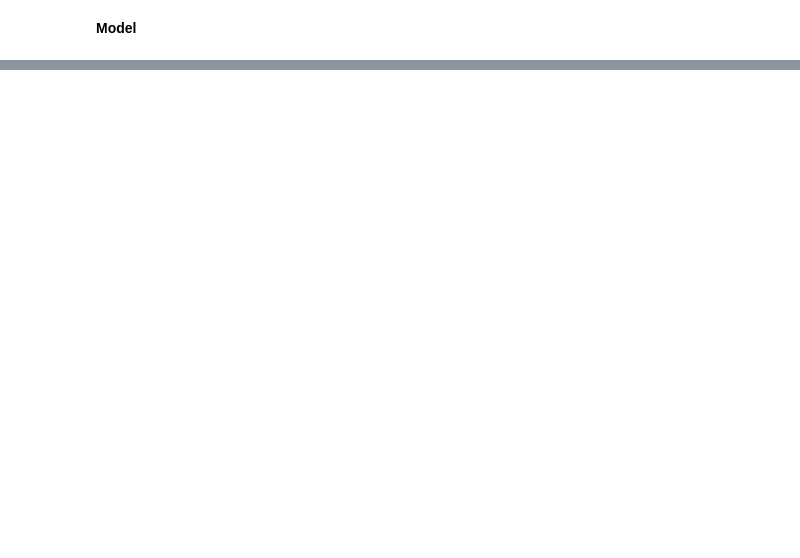
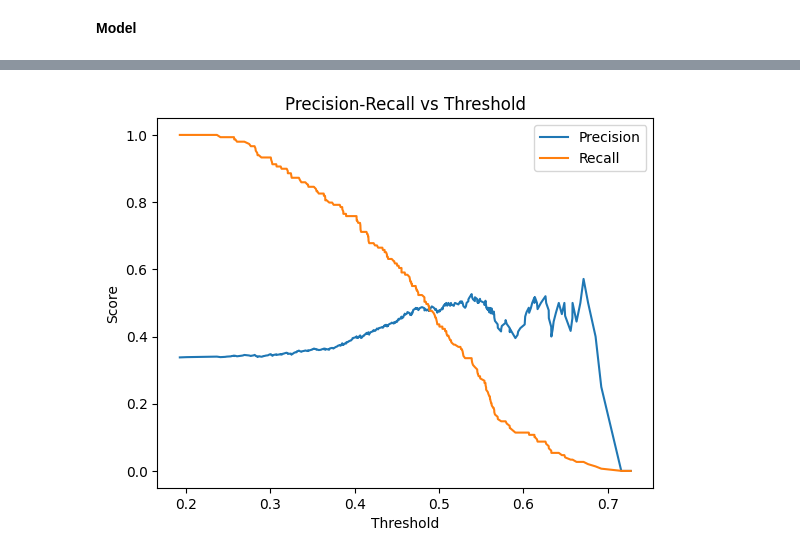
Before and after one commit to deepakbastola/malnutrition, a Jupyter notebook: Methods/raforest.ipynb, the cells around one changed output, grey strips where cells are left out. Drawn from its saved outputs; the diff is of its cells as text; code cells hidden in the pictures; blank space fills up the shorter version.

```diff
--- a/Methods/raforest.ipynb
+++ b/Methods/raforest.ipynb
@@ -27,12 +91,9 @@ X_train, X_test, y_train, y_test = train_test_split(X, y, test_size = 0.25, rand
 # %%
-# Columns to scale
-columns_to_scale = ['Child_age', 'Age_first_sex', 'BMI', 'Mother_age_current', 'Mother_age_at_first_birth']
+columns_to_scale = ['Child_age', 'BMI', 'Mother_age_current']
 scaler = StandardScaler()
 
-# Make copies of training and test sets
-X_train_scaled = X_train.copy()
-X_test_scaled = X_test.copy()
+# X_train_scaled = X_train.copy()
+# X_test_scaled = X_test.copy()
 
-# Scale only selected columns
-X_train_scaled[columns_to_scale] = scaler.fit_transform(X_train[columns_to_scale])
-X_test_scaled[columns_to_scale] = scaler.transform(X_test[columns_to_scale])
+X_train[columns_to_scale] = scaler.fit_transform(X_train[columns_to_scale])
+X_test[columns_to_scale] = scaler.transform(X_test[columns_to_scale])
@@ -82,0 +150,18 @@ weighted avg       0.61      0.60      0.60       560
+# %%
+
+rf = RandomForestClassifier(class_weight = 'balanced_subsample', max_depth =10, max_features = 'log2', min_samples_leaf = 2, min_samples_split = 5, n_estimators = 100, random_state=42)
+
+# Fit the model to the training data
+rf.fit(X_train, y_train)
+
+# Step 6: Make predictions on the testing set
+y_pred = rf.predict(X_test)
+
+# Step 7: Evaluate model performance
+accuracy = accuracy_score(y_test, y_pred)
+conf_matrix = confusion_matrix(y_test, y_pred)
+report = classification_report(y_test, y_pred)
+
+print("Accuracy:", accuracy)
+print("Confusion Matrix:\n", conf_matrix)
+print("Classification Report:\n", report)
@@ -82,0 +182,15 @@ weighted avg       0.61      0.60      0.60       560
+# %%
+from sklearn.metrics import precision_recall_curve
+
+y_probas = rf.predict_proba(X_test)[:, 1]
+precision, recall, thresholds = precision_recall_curve(y_test, y_probas)
+
+plt.plot(thresholds, precision[:-1], label='Precision')
+plt.plot(thresholds, recall[:-1], label='Recall')
+plt.xlabel('Threshold')
+plt.ylabel('Score')
+plt.title('Precision-Recall vs Threshold')
+plt.legend()
+plt.show()
+# %% [output]
+[figure, added]
```
Also changed, not shown: parts of 18 cells of this notebook, 2 other files.
